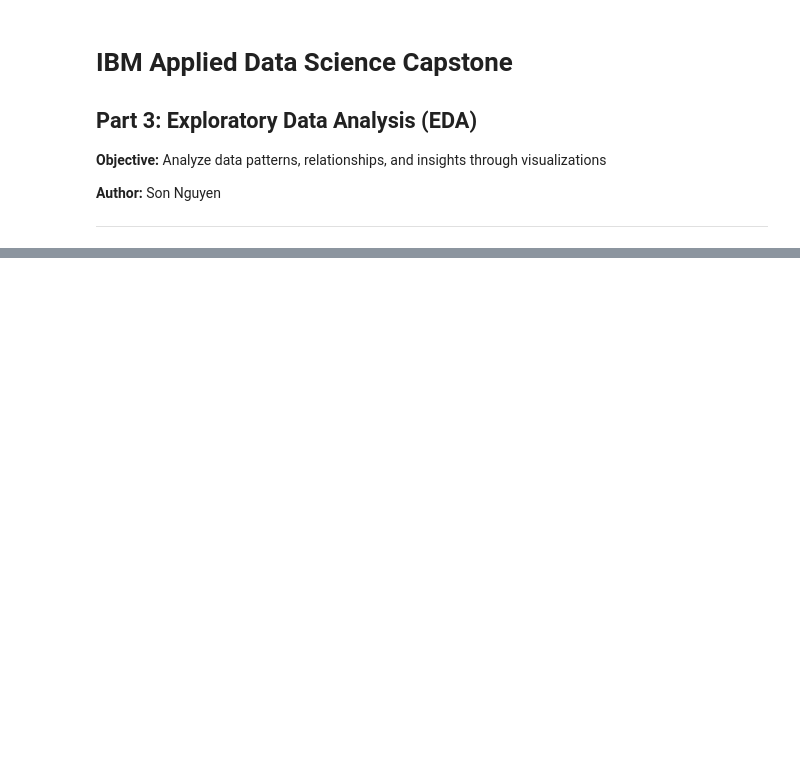
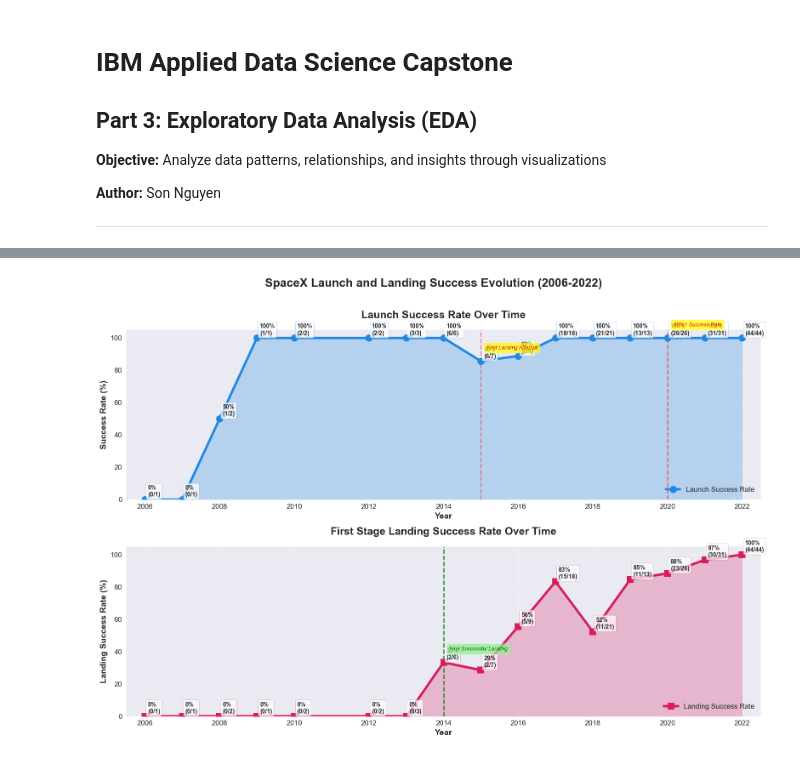
Before and after one commit to mapleleaflatte03/ibm_applied_data_dcience_capstone, a Jupyter notebook: notebooks/3_eda_analysis.ipynb, the cells around one changed output, grey strips where cells are left out. Cells and saved outputs as stored; diff of their text form; code cells hidden in the pictures; blank space fills up the shorter version.

Commit message:
IBM Capstone final submission - SpaceX landing prediction

```diff
--- a/notebooks/3_eda_analysis.ipynb
+++ b/notebooks/3_eda_analysis.ipynb
@@ -71,0 +59,98 @@ plt.show()
+# %%
+# Launch success rate over time (by year)
+df_time = df.groupby('Year').agg({
+    'Launch_Success_Binary': ['sum', 'count', 'mean'],
+    'Landing_Success': ['sum', 'mean', 'count']
+}).reset_index()
+df_time.columns = ['Year', 'Successful_Launches', 'Total_Launches', 'Success_Rate',
+                   'Successful_Landings', 'Landing_Success_Rate', 'Landing_Attempts']
+
+# Create comprehensive time series plot with annotations
+fig, axes = plt.subplots(2, 1, figsize=(16, 11))
+fig.suptitle('SpaceX Launch and Landing Success Evolution (2006-2022)',
+             fontsize=20, fontweight='bold', y=0.995)
+
+# Plot 1: Launch success rate over time with detailed annotations
+line1 = axes[0].plot(df_time['Year'], df_time['Success_Rate'] * 100,
+                     marker='o', linewidth=4, markersize=12, color='#1E88E5',
+                     label='Launch Success Rate', zorder=3)
+axes[0].fill_between(df_time['Year'], df_time['Success_Rate'] * 100,
+                     alpha=0.25, color='#1E88E5', zorder=1)
+
+# Add value annotations
+for idx, row in df_time.iterrows():
+    axes[0].annotate(f"{row['Success_Rate']*100:.0f}%\n({int(row['Successful_Launches'])}/{int(row['Total_Launches'])})",
+                    xy=(row['Year'], row['Success_Rate'] * 100),
+                    xytext=(5, 5), textcoords='offset points',
+                    fontsize=10, fontweight='bold',
+                    bbox=dict(boxstyle='round,pad=0.3', facecolor='white', alpha=0.7, edgecolor='#1E88E5'),
+                    ha='left')
+
+# Highlight milestones
+milestones = [(2015, 'First Landing Attempt'), (2020, '90%+ Success Rate')]
+for year, label in milestones:
+    if year in df_time['Year'].values:
+        idx = df_time[df_time['Year'] == year].index[0]
+        axes[0].axvline(x=year, color='red', linestyle='--', alpha=0.5, linewidth=2)
+        axes[0].annotate(label, xy=(year, df_time.loc[idx, 'Success_Rate'] * 100),
+                        xytext=(10, 20), textcoords='offset points',
+                        fontsize=9, fontstyle='italic', color='red',
+                        bbox=dict(boxstyle='round,pad=0.5', facecolor='yellow', alpha=0.7))
+
+axes[0].set_title('Launch Success Rate Over Time', fontsize=18, fontweight='bold', pad=20)
+axes[0].set_xlabel('Year', fontsize=14, fontweight='bold')
+axes[0].set_ylabel('Success Rate (%)', fontsize=14, fontweight='bold')
+axes[0].set_ylim([0, 105])
+axes[0].set_xlim([df_time['Year'].min()-0.5, df_time['Year'].max()+0.5])
+axes[0].grid(True, alpha=0.4, linestyle='-', linewidth=0.8)
+axes[0].legend(fontsize=12, loc='lower right', framealpha=0.9)
+axes[0].tick_params(labelsize=12)
+
+# Plot 2: First stage landing success rate with detailed annotations
+line2 = axes[1].plot(df_time['Year'], df_time['Landing_Success_Rate'] * 100,
+                     marker='s', linewidth=4, markersize=12, color='#D81B60',
+                     label='Landing Success Rate', zorder=3)
+axes[1].fill_between(df_time['Year'], df_time['Landing_Success_Rate'] * 100,
+                     alpha=0.25, color='#D81B60', zorder=1)
+
+# Add value annotations
+for idx, row in df_time.iterrows():
+    if row['Landing_Attempts'] > 0:
+        axes[1].annotate(f"{row['Landing_Success_Rate']*100:.0f}%\n({int(row['Successful_Landings'])}/{int(row['Landing_Attempts'])})",
+                        xy=(row['Year'], row['Landing_Success_Rate'] * 100),
+                        xytext=(5, 5), textcoords='offset points',
+                        fontsize=10, fontweight='bold',
+                        bbox=dict(boxstyle='round,pad=0.3', facecolor='white', alpha=0.7, edgecolor='#D81B60'),
+                        ha='left')
+
+# Highlight first successful landing
+first_success = df_time[df_time['Successful_Landings'] > 0]
+if not first_success.empty:
+    first_year = first_success['Year'].min()
+    axes[1].axvline(x=first_year, color='green', linestyle='--', alpha=0.7, linewidth=2)
+    axes[1].annotate('First Successful Landing',
+                    xy=(first_year, df_time[df_time['Year'] == first_year]['Landing_Success_Rate'].values[0] * 100),
+                    xytext=(10, 20), textcoords='offset points',
+                    fontsize=9, fontstyle='italic', color='green',
+                    bbox=dict(boxstyle='round,pad=0.5', facecolor='lightgreen', alpha=0.7))
+
+axes[1].set_title('First Stage Landing Success Rate Over Time', fontsize=18, fontweight='bold', pad=20)
+axes[1].set_xlabel('Year', fontsize=14, fontweight='bold')
+axes[1].set_ylabel('Landing Success Rate (%)', fontsize=14, fontweight='bold')
+axes[1].set_ylim([0, 105])
+axes[1].set_xlim([df_time['Year'].min()-0.5, df_time['Year'].max()+0.5])
+axes[1].grid(True, alpha=0.4, linestyle='-', linewidth=0.8)
+axes[1].legend(fontsize=12, loc='lower right', framealpha=0.9)
+axes[1].tick_params(labelsize=12)
+
+plt.tight_layout(rect=[0, 0, 1, 0.98])
+plt.savefig('../images/spacex_success_over_time.png', dpi=300, bbox_inches='tight', facecolor='white')
+plt.show()
+
+print("\n✓ Launch success trends visualization created with detailed annotations")
+print(f"   - Launch success: {df_time['Success_Rate'].mean()*100:.1f}% average")
+print(f"   - Landing success: {df_time['Landing_Success_Rate'].mean()*100:.1f}% average")
+print(f"   - Peak launch success: {df_time['Success_Rate'].max()*100:.0f}% in {df_time.loc[df_time['Success_Rate'].idxmax(), 'Year']}")
+print(f"   - Peak landing success: {df_time['Landing_Success_Rate'].max()*100:.0f}% in {df_time.loc[df_time['Landing_Success_Rate'].idxmax(), 'Year']}")
+# %% [output]
+[figure, added]
```
Also changed, not shown: parts of 23 cells of this notebook, 25 other files.
